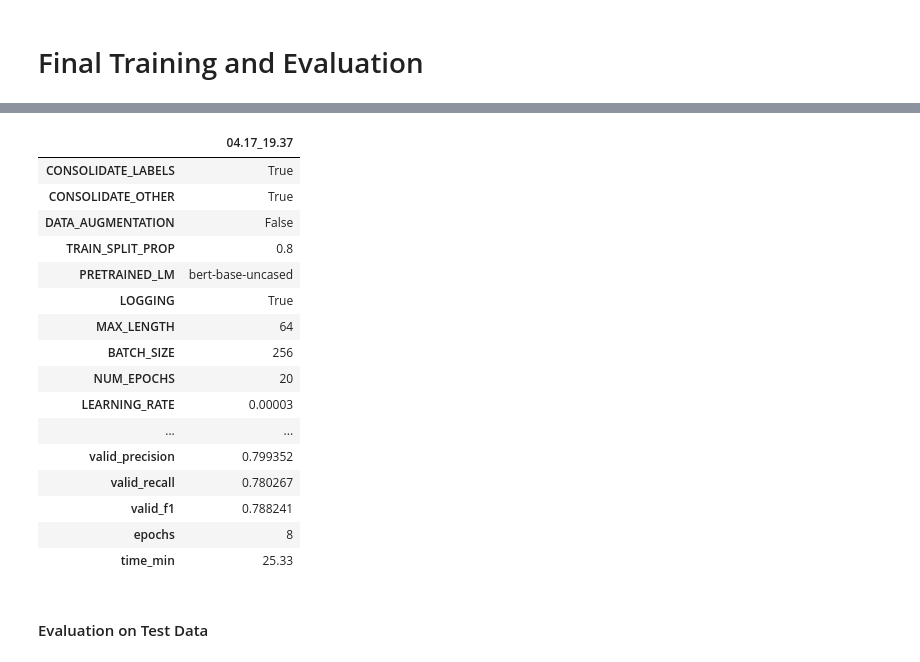
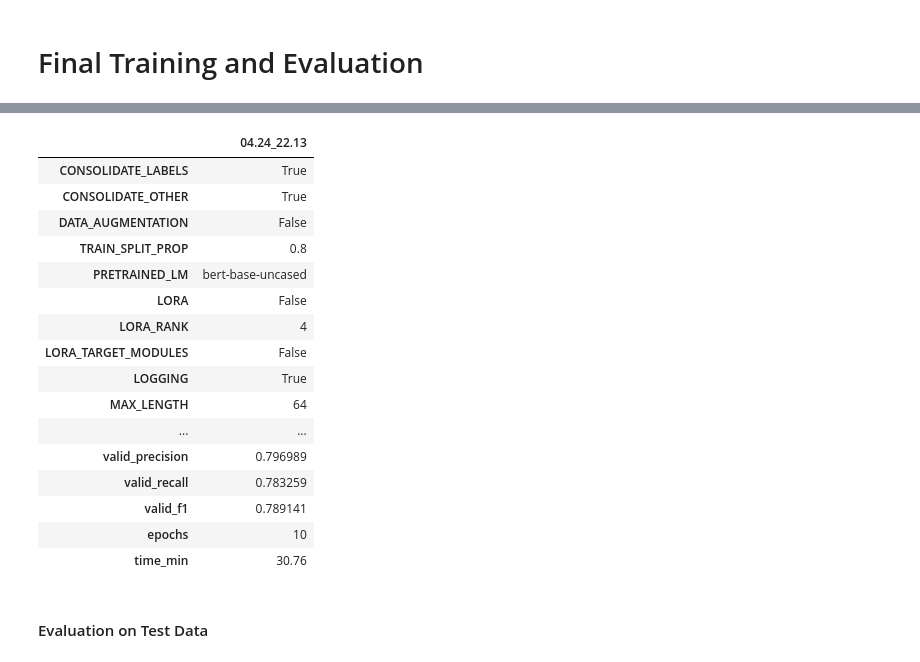
Before and after one commit to kac624/headlines, a Jupyter notebook: overview.ipynb, the cells around one changed output, grey strips where cells are left out. Cells and saved outputs as stored; diff of their text form; code cells hidden in the pictures.

```diff
--- a/overview.ipynb
+++ b/overview.ipynb
@@ -204,11 +206,13 @@ BertForSequenceClassification(
 with open('scripts/_config.json', 'r') as f:
     config = json.load(f)
 
+config['LORA'] = False
+config['LORA_TARGET_MODULES'] = False
 config['BALANCE_FACTOR'] = 0.5
 config['NUM_EPOCHS'] = 20
 config['BATCH_SIZE'] = 128
 config['LEARNING_RATE'] = 2e-05
-config['DROPOUT'] = 0.3
+config['DROPOUT'] = 0.1
 config['LOGGING'] = True
 config['PATIENCE'] = 5
 
@@ -216,6 +220,6 @@ with open('scripts/_config.json', 'w') as f:
     json.dump(config, f, indent=4)
 
 # Run training script
-%run scripts/train_bert.py
+%run scripts/train_llm.py
 # %% [output]
 Training Loop Started...
@@ -730,25 +734,25 @@ Training Script Complete - Time Elapsed - 31.12 minutes
 # %%
-error_file = 'train_results_final_valid' ### REQUIRES MANUAL UPDATE ###
+error_file = 'train_results_bert_final_valid' ### REQUIRES MANUAL UPDATE ###
 summary = pd.read_excel(f'logs/{error_file}.xlsx', sheet_name='summary', index_col=0)
 summary
 # %% [output]
-|  | 04.17_19.37 |
+|  | 04.24_22.13 |
 | CONSOLIDATE_LABELS | True |
 | CONSOLIDATE_OTHER | True |
 | DATA_AUGMENTATION | False |
 | TRAIN_SPLIT_PROP | 0.8 |
 | PRETRAINED_LM | bert-base-uncased |
+| LORA | False |
+| LORA_RANK | 4 |
+| LORA_TARGET_MODULES | False |
 | LOGGING | True |
 | MAX_LENGTH | 64 |
-| BATCH_SIZE | 256 |
-| NUM_EPOCHS | 20 |
-| LEARNING_RATE | 0.00003 |
 | ... | ... |
-| valid_precision | 0.799352 |
-| valid_recall | 0.780267 |
-| valid_f1 | 0.788241 |
-| epochs | 8 |
-| time_min | 25.33 |
+| valid_precision | 0.796989 |
+| valid_recall | 0.783259 |
+| valid_f1 | 0.789141 |
+| epochs | 10 |
+| time_min | 30.76 |
 # %% [markdown]
 #### Evaluation on Test Data
 # %%
```
Also changed, not shown: parts of 9 cells of this notebook, 13 other files.
